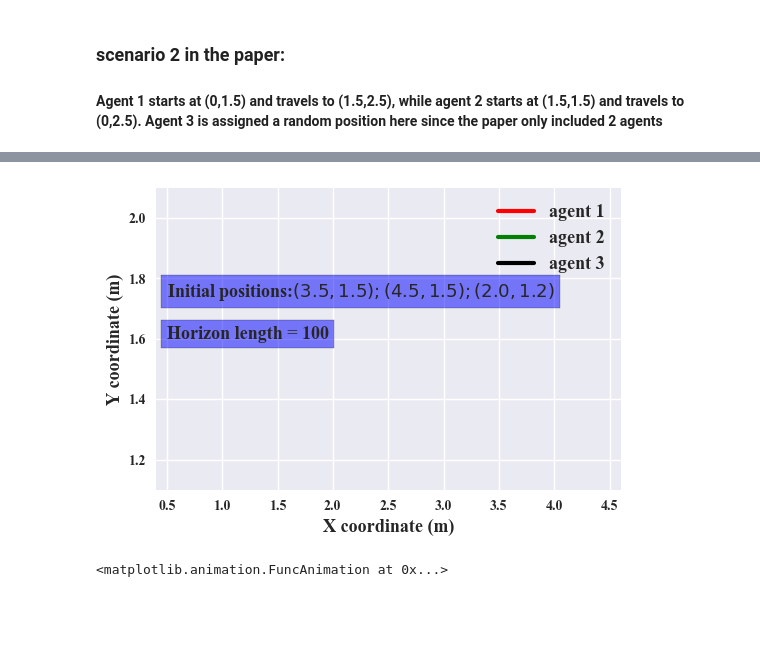
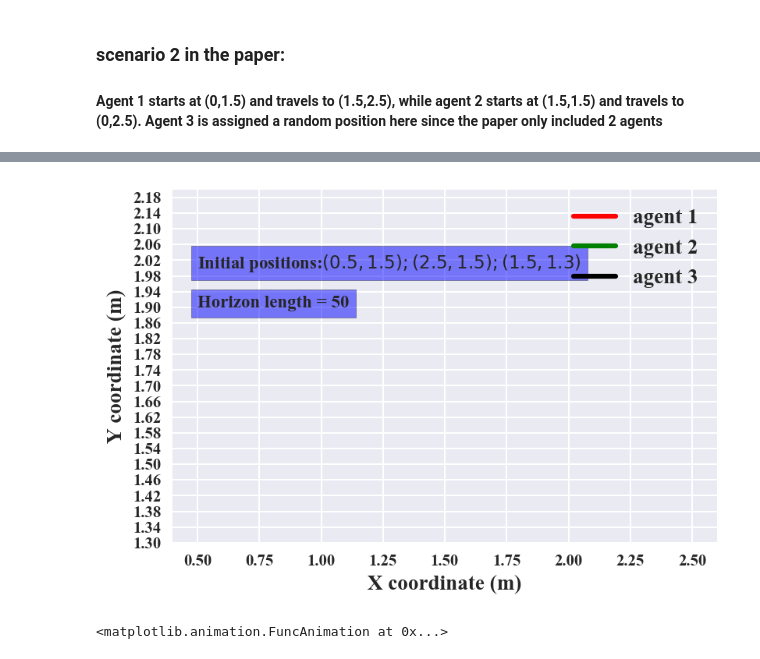
Before and after one commit to RandyChen233/potential-iLQR, a Jupyter notebook: 3_agents_Simulation.ipynb, the cells around one changed output, grey strips where cells are left out. Saved outputs shown, nothing was run; the diff lists cells and outputs as text; code cells hidden in the pictures; blank space fills up the shorter version.

```diff
--- a/3_agents_Simulation.ipynb
+++ b/3_agents_Simulation.ipynb
@@ -108,7 +112,7 @@ def cost_trj(x,u): #x-> state vector, u-> input vectora
 # %%
 def cost_trj_Final(x_T):
    # m = sym if x.dtype == object else np
-    Q = np.eye(12)*900
+    Q = np.eye(12)*1600
 
     terminal_cost = (x_T-x_ref_T).T @ Q @ (x_T-x_ref_T)
 
@@ -586,18 +659,28 @@ array([4.5, 1.5, 0. , 0. , 0.5, 1.5, 0. , 0. , 1.8, 2.4, 0. , 0. ])
 # %%
 # Setup problem and call iLQR
 x0 = np.array([0.5, 1.5, 0.05, 1,      #1st row for agent1, 2nd row for agent2, 3rd row for agent3
-               4.5, 1.5, 0.2 ,0.5,
-               2.0, 1.2, 0.15 , 0.1 ])
-N = 100
-max_iter  = 100
+               2.5, 1.5, 0.2 ,0.5,
+               1.5, 1.3, 0.15 , 0.1 ])
+N = 50
+max_iter  = 50
 regu_init = 100
-Q = np.eye(12)*100;
-Q[0,0]=500
-Q[1,1]=500
-Q[4,4]=600
-Q[5,5]=600
-Q[8,8]=500
-Q[9,9]=500
+alpha_init = 1
+Q = np.eye(12)*200;
+# Q[0,0]=800
+# Q[1,1]=800
+# Q[4,4]=1000
+# Q[5,5]=1000
+# Q[8,8]=800
+# Q[9,9]=800
+
+Q[0,0]=600
+Q[1,1]=600
+Q[4,4]=800
+Q[5,5]=800
+Q[8,8]=600
+Q[9,9]=600
+
+
 R = np.eye(6)
-x_trj, u_trj, cost_trace, regu_trace, redu_ratio_trace, redu_trace, alpha_trace = run_ilqr(x0, N, max_iter, regu_init)
+x_trj, u_trj, cost_trace, regu_trace, redu_ratio_trace, redu_trace, alpha_trace = run_ilqr(x0, N, max_iter, regu_init, alpha_init)
 # %%
@@ -633,38 +713,39 @@ plt.legend(loc='upper left',fontsize=13);
 # %%
-fig = plt.figure(dpi=100)
-ax = plt.axes(xlim=(0.4,4.6), ylim=(1.1, 2.1))
+fig = plt.figure(dpi=150)
+ax = plt.axes(xlim=(0.4,2.6), ylim=(1.3, 2.2))
 
 ax = plt.gca()
 
 # Plot initial line to fill in as we go
 line1, = ax.plot([], [], lw=3,color='r',label='agent 1')
 line2, = ax.plot([], [], lw=3,color='g',label='agent 2')
 line3, = ax.plot([], [], lw=3,color='k',label='agent 3')
 ax.legend(loc='upper right',fontsize=13)
 ax.set_xlabel('X coordinate (m)',fontsize=13)
 ax.set_ylabel('Y coordinate (m)',fontsize=13)
-ax.text(0.5, 1.74, "Initial positions:$(3.5, 1.5);(4.5, 1.5);(2.0, 1.2)$", bbox=dict(facecolor='blue', alpha=0.5),fontsize=13)
-ax.text(0.5,1.6, "Horizon length = 100",bbox=dict(facecolor='blue', alpha=0.5),fontsize=13)
+ax.set_yticks(ticks=np.arange(1.3,2.2,0.04))
+ax.text(0.5, 2.0, "Initial positions:$(0.5, 1.5);(2.5, 1.5);(1.5, 1.3)$", bbox=dict(facecolor='blue', alpha=0.5),fontsize=11)
+ax.text(0.5,1.9, "Horizon length = 50",bbox=dict(facecolor='blue', alpha=0.5),fontsize=11)
 def animate(i):
     # Plot resulting trajecotry of car
 
 
     line1.set_xdata(x_trj[:i,0])
     line2.set_xdata(x_trj[:i,4])
     line3.set_xdata(x_trj[:i,8])
 
     #line.set_ydata(x_trj[:i,1:10:4])
     line1.set_ydata(x_trj[:i,1])
     line2.set_ydata(x_trj[:i,5])
     line3.set_ydata(x_trj[:i,9])
 
 
     return line1,line2,line3
 
 
 anim = FuncAnimation(fig, animate, frames=x_trj.shape[0], interval=200) # animation doesn't show up?
 # %% [output]
-[figure, old version]
+[figure, new version]
 # %%
 anim
 # %% [output]
```
Also changed, not shown: parts of 25 cells of this notebook.
